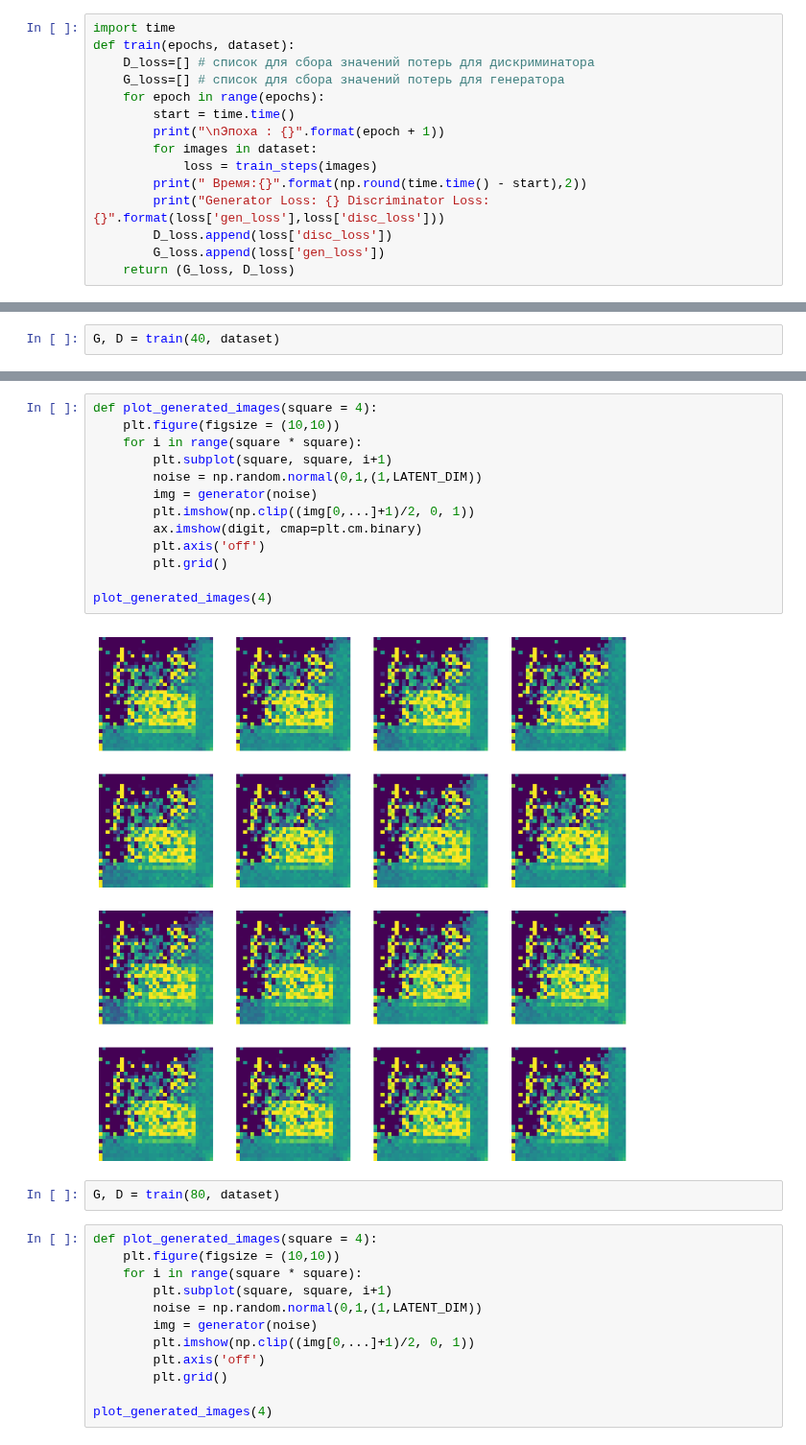
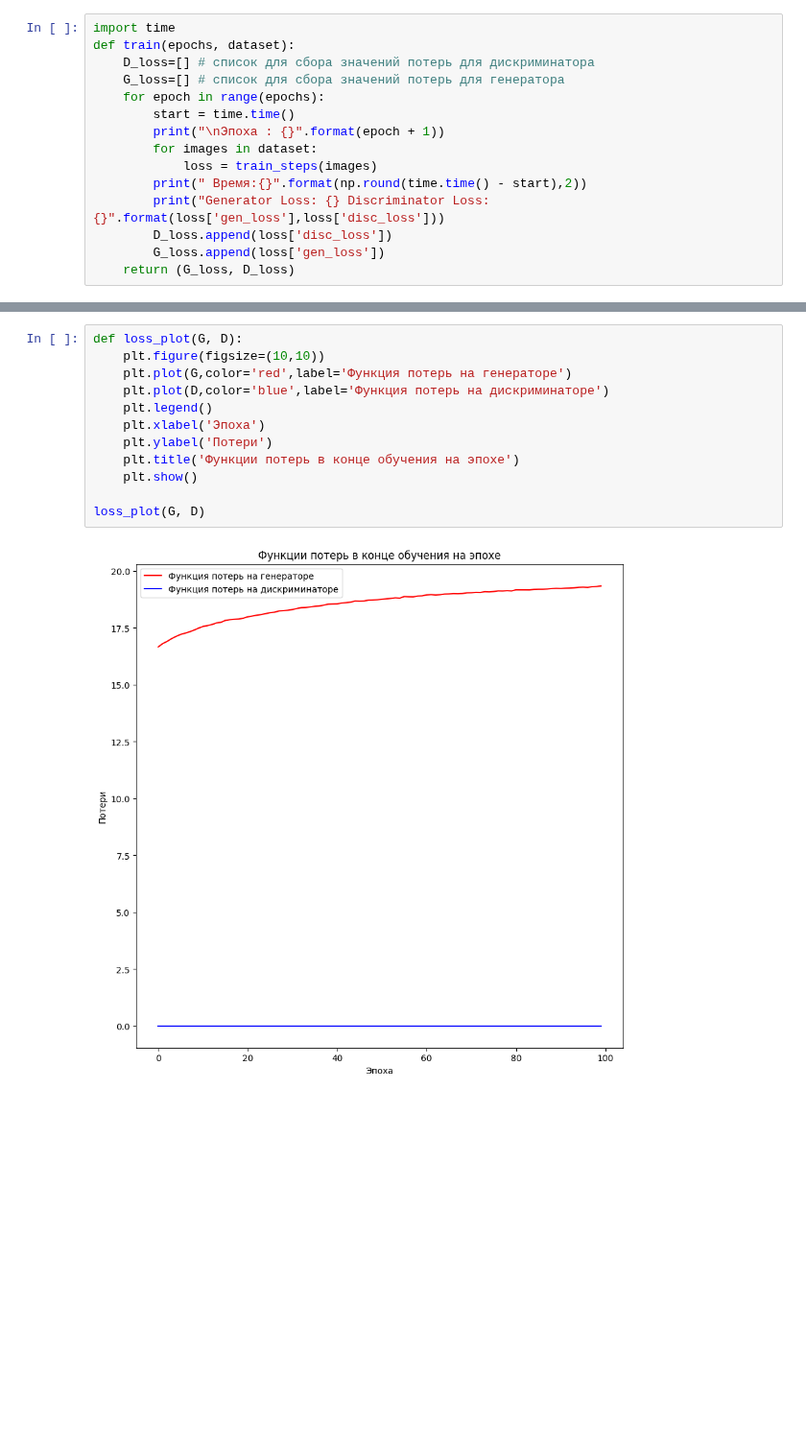
Before and after one commit to Maxxx-VS/The-Founder, a Jupyter notebook: 35_4_GAN_MNIST_fashion.ipynb, the cells around one changed output, grey strips where cells are left out. Shown at 96% size. Saved outputs shown, nothing was run; the diff lists cells and outputs as text; blank space fills up the shorter version.

```diff
--- a/35_4_GAN_MNIST_fashion.ipynb
+++ b/35_4_GAN_MNIST_fashion.ipynb
@@ -387,2 +386,0 @@ plot_generated_images(4)
-# %%
-G, D = train(40, dataset)
@@ -407,29 +387,14 @@ Generator Loss: 19.6556396484375 Discriminator Loss: 2.9084685770897067e-09
-# %%
-def plot_generated_images(square = 4):
-    plt.figure(figsize = (10,10))
-    for i in range(square * square):
-        plt.subplot(square, square, i+1)
-        noise = np.random.normal(0,1,(1,LATENT_DIM))
-        img = generator(noise)
-        plt.imshow(np.clip((img[0,...]+1)/2, 0, 1))
-        ax.imshow(digit, cmap=plt.cm.binary)
-        plt.axis('off')
-        plt.grid()
-
-plot_generated_images(4)
-# %% [output]
-[figure, removed]
-# %%
-G, D = train(80, dataset)
-# %%
-def plot_generated_images(square = 4):
-    plt.figure(figsize = (10,10))
-    for i in range(square * square):
-        plt.subplot(square, square, i+1)
-        noise = np.random.normal(0,1,(1,LATENT_DIM))
-        img = generator(noise)
-        plt.imshow(np.clip((img[0,...]+1)/2, 0, 1))
-        plt.axis('off')
-        plt.grid()
-
-plot_generated_images(4)
+# %%
+def loss_plot(G, D):
+    plt.figure(figsize=(10,10))
+    plt.plot(G,color='red',label='Функция потерь на генераторе')
+    plt.plot(D,color='blue',label='Функция потерь на дискриминаторе')
+    plt.legend()
+    plt.xlabel('Эпоха')
+    plt.ylabel('Потери')
+    plt.title('Функции потерь в конце обучения на эпохе')
+    plt.show()
+
+loss_plot(G, D)
+# %% [output]
+[figure, added]
```
Also changed, not shown: parts of 12 cells of this notebook.
